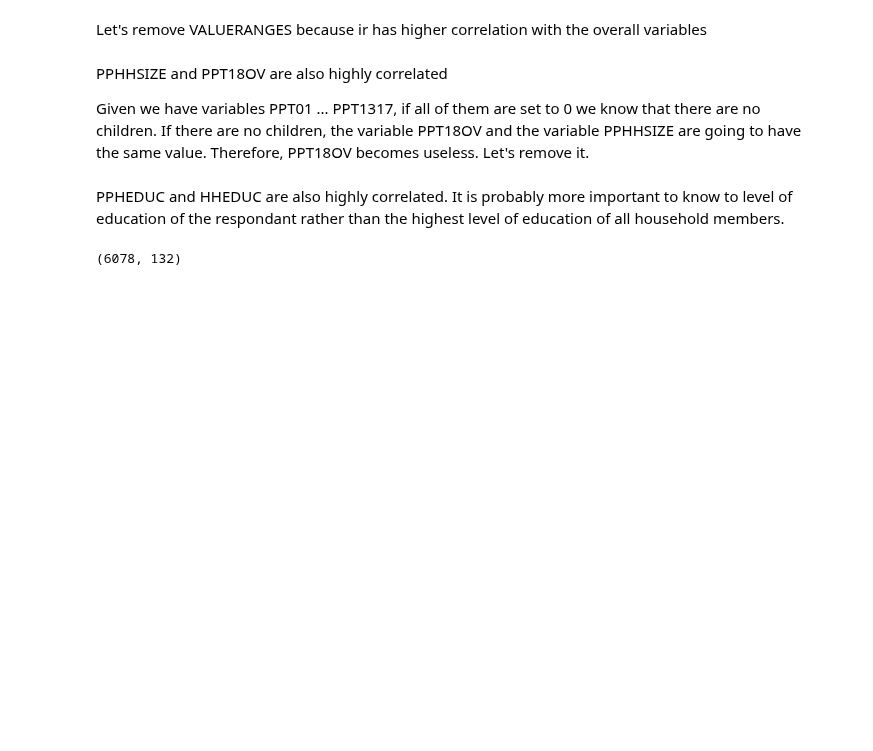
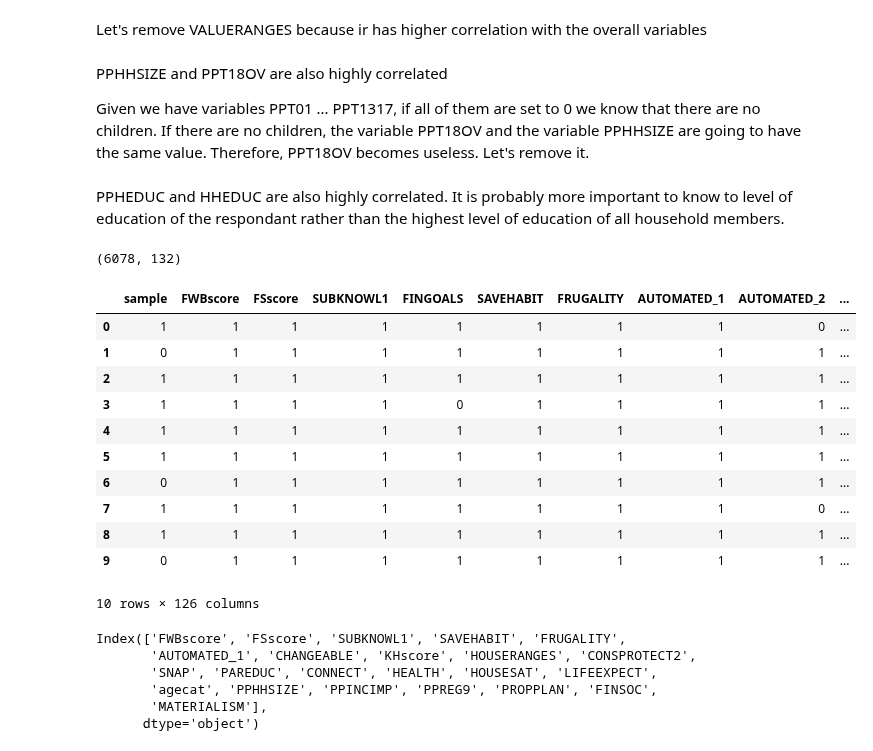
Before and after one commit to inesmcm26/ims_grant, a Jupyter notebook: feat_selection.ipynb, the cells around one changed output. Cells and saved outputs as stored; diff of their text form; code cells hidden in the pictures; blank space fills up the shorter version.

```diff
--- a/feat_selection.ipynb
+++ b/feat_selection.ipynb
@@ -86,3 +103,33 @@ data_feat_selection.shape
 (6078, 132)
 # %%
 data_feat_selection.to_csv('data/data_feat_selection.csv')
+# %%
+feat_sel = pd.read_csv('results/feat_sel/selected_features.csv')
+# %%
+feat_sel.drop('Unnamed: 0', axis = 1, inplace = True)
+# %%
+# get all columns which sum is above 5
+
+feat_sel[(feat_sel.sum() > 6).index.values]
+# %% [output]
+|  | sample | FWBscore | FSscore | SUBKNOWL1 | FINGOALS | SAVEHABIT | FRUGALITY | AUTOMATED_1 | AUTOMATED_2 | ... |
+| 0 | 1 | 1 | 1 | 1 | 1 | 1 | 1 | 1 | 0 | ... |
+| 1 | 0 | 1 | 1 | 1 | 1 | 1 | 1 | 1 | 1 | ... |
+| 2 | 1 | 1 | 1 | 1 | 1 | 1 | 1 | 1 | 1 | ... |
+| 3 | 1 | 1 | 1 | 1 | 0 | 1 | 1 | 1 | 1 | ... |
+| 4 | 1 | 1 | 1 | 1 | 1 | 1 | 1 | 1 | 1 | ... |
+| 5 | 1 | 1 | 1 | 1 | 1 | 1 | 1 | 1 | 1 | ... |
+| 6 | 0 | 1 | 1 | 1 | 1 | 1 | 1 | 1 | 1 | ... |
+| 7 | 1 | 1 | 1 | 1 | 1 | 1 | 1 | 1 | 0 | ... |
+| 8 | 1 | 1 | 1 | 1 | 1 | 1 | 1 | 1 | 1 | ... |
+| 9 | 0 | 1 | 1 | 1 | 1 | 1 | 1 | 1 | 1 | ... |
+10 rows × 126 columns
+# %%
+feat_sel.sum()[feat_sel.sum() == 10].index
+# %% [output]
+Index(['FWBscore', 'FSscore', 'SUBKNOWL1', 'SAVEHABIT', 'FRUGALITY',
+       'AUTOMATED_1', 'CHANGEABLE', 'KHscore', 'HOUSERANGES', 'CONSPROTECT2',
+       'SNAP', 'PAREDUC', 'CONNECT', 'HEALTH', 'HOUSESAT', 'LIFEEXPECT',
+       'agecat', 'PPHHSIZE', 'PPINCIMP', 'PPREG9', 'PROPPLAN', 'FINSOC',
+       'MATERIALISM'],
+      dtype='object')
```
Also changed, not shown: parts of 2 cells of this notebook, 8 other files.
